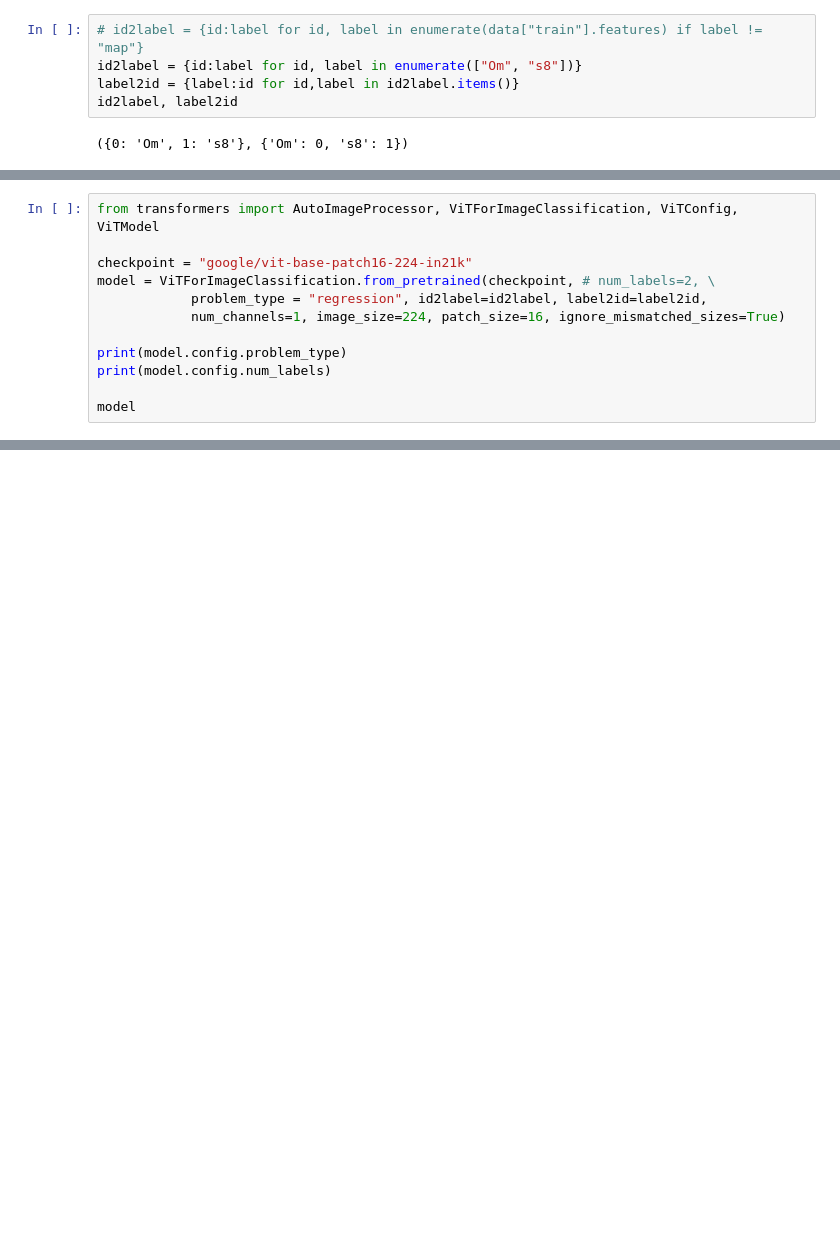
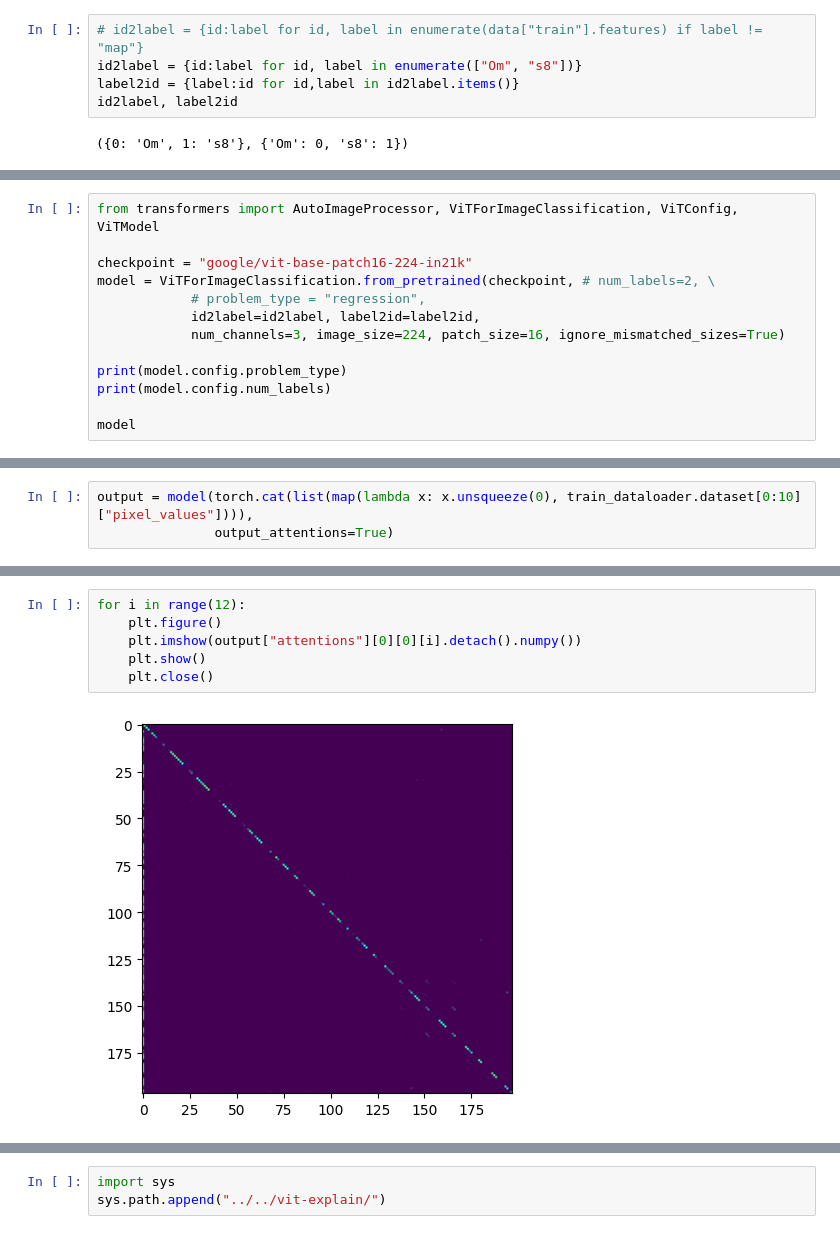
Before and after one commit to shubhagrawal30/ViT_weak_lensing, a Jupyter notebook: notebooks/attention-flow.ipynb, the cells around one changed output, grey strips where cells are left out. Cells and saved outputs as stored; diff of their text form; blank space fills up the shorter version.

```diff
--- a/notebooks/attention-flow.ipynb
+++ b/notebooks/attention-flow.ipynb
@@ -15,8 +40,9 @@ from transformers import AutoImageProcessor, ViTForImageClassification, ViTConfi
 
 checkpoint = "google/vit-base-patch16-224-in21k"
 model = ViTForImageClassification.from_pretrained(checkpoint, # num_labels=2, \
-            problem_type = "regression", id2label=id2label, label2id=label2id,
-            num_channels=1, image_size=224, patch_size=16, ignore_mismatched_sizes=True)
+            # problem_type = "regression",
+            id2label=id2label, label2id=label2id,
+            num_channels=3, image_size=224, patch_size=16, ignore_mismatched_sizes=True)
 
 print(model.config.problem_type)
 print(model.config.num_labels)
@@ -121,0 +172,3 @@ TypeError: Unexpected type <class 'list'>
+# %%
+output = model(torch.cat(list(map(lambda x: x.unsqueeze(0), train_dataloader.dataset[0:10]["pixel_values"]))),
+               output_attentions=True)
@@ -121,0 +200,8 @@ TypeError: Unexpected type <class 'list'>
+# %%
+for i in range(12):
+    plt.figure()
+    plt.imshow(output["attentions"][0][0][i].detach().numpy())
+    plt.show()
+    plt.close()
+# %% [output]
+[figure, added]
@@ -121,0 +219,3 @@ TypeError: Unexpected type <class 'list'>
+# %%
+import sys
+sys.path.append("../../vit-explain/")
```
Also changed, not shown: parts of 18 cells of this notebook.
